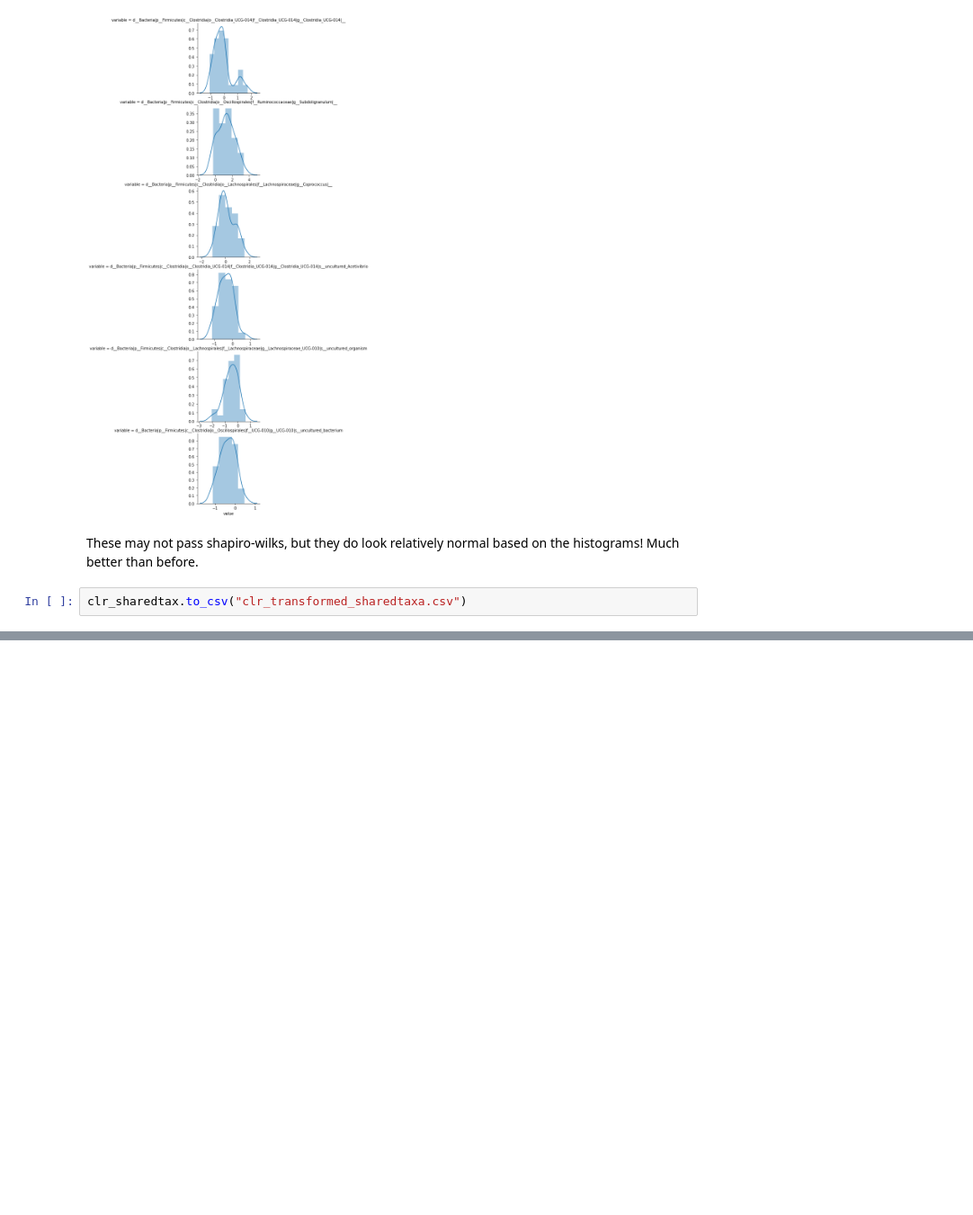
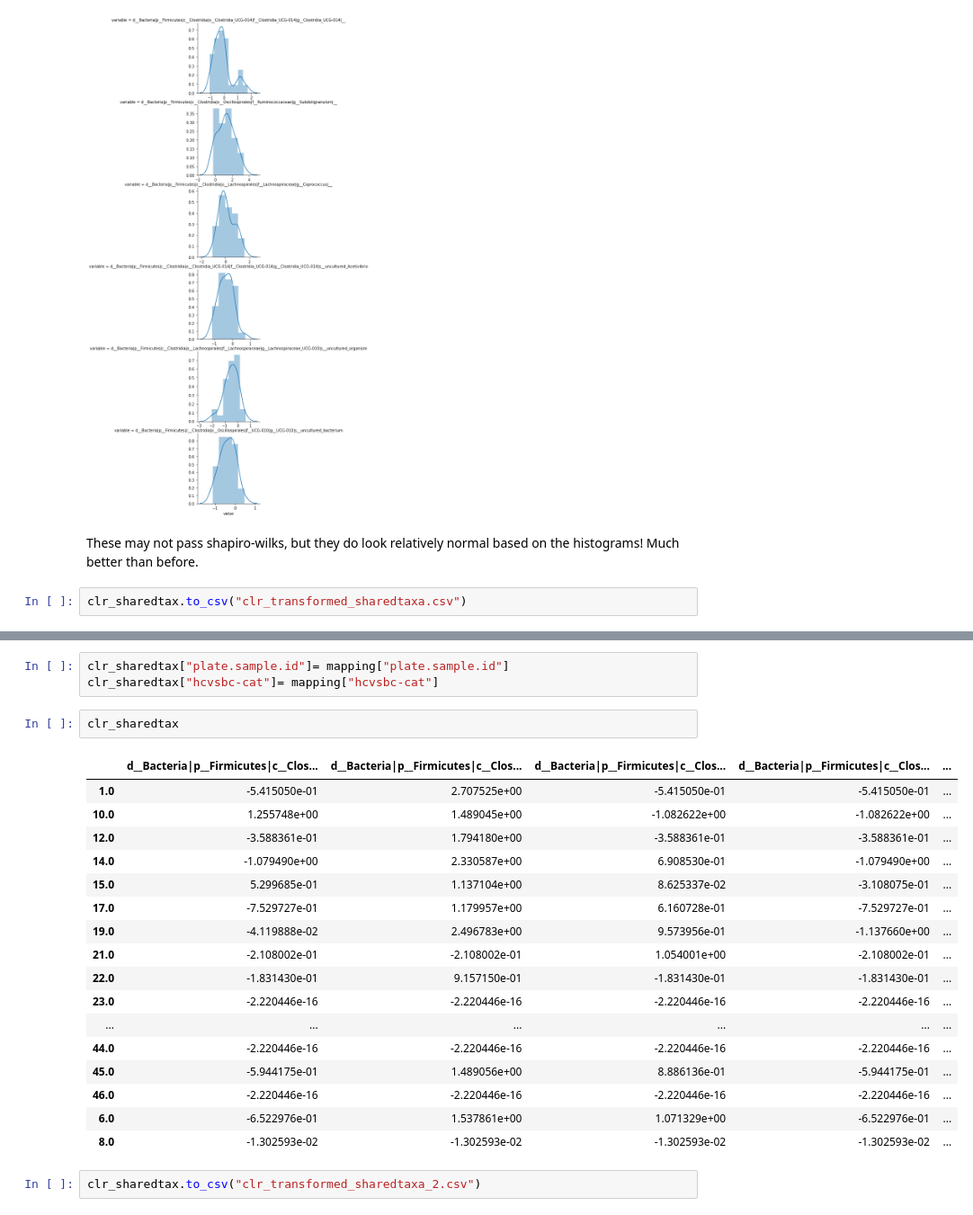
Before and after one commit to sterrettJD/Chemobrain, a Jupyter notebook: LEfSe.ipynb, the cells around one changed output, grey strips where cells are left out. Shown at 90% size. Saved outputs shown, nothing was run; the diff lists cells and outputs as text; blank space fills up the shorter version.

```diff
--- a/LEfSe.ipynb
+++ b/LEfSe.ipynb
@@ -752,0 +795,25 @@ clr_sharedtax.to_csv("clr_transformed_sharedtaxa.csv")
+# %%
+clr_sharedtax["plate.sample.id"]= mapping["plate.sample.id"]
+clr_sharedtax["hcvsbc-cat"]= mapping["hcvsbc-cat"]
+# %%
+clr_sharedtax
+# %% [output]
+|  | d__Bacteria|p__Firmicutes|c__Clos... | d__Bacteria|p__Firmicutes|c__Clos... | d__Bacteria|p__Firmicutes|c__Clos... | d__Bacteria|p__Firmicutes|c__Clos... | ... |
+| 1.0 | -5.415050e-01 | 2.707525e+00 | -5.415050e-01 | -5.415050e-01 | ... |
+| 10.0 | 1.255748e+00 | 1.489045e+00 | -1.082622e+00 | -1.082622e+00 | ... |
+| 12.0 | -3.588361e-01 | 1.794180e+00 | -3.588361e-01 | -3.588361e-01 | ... |
+| 14.0 | -1.079490e+00 | 2.330587e+00 | 6.908530e-01 | -1.079490e+00 | ... |
+| 15.0 | 5.299685e-01 | 1.137104e+00 | 8.625337e-02 | -3.108075e-01 | ... |
+| 17.0 | -7.529727e-01 | 1.179957e+00 | 6.160728e-01 | -7.529727e-01 | ... |
+| 19.0 | -4.119888e-02 | 2.496783e+00 | 9.573956e-01 | -1.137660e+00 | ... |
+| 21.0 | -2.108002e-01 | -2.108002e-01 | 1.054001e+00 | -2.108002e-01 | ... |
+| 22.0 | -1.831430e-01 | 9.157150e-01 | -1.831430e-01 | -1.831430e-01 | ... |
+| 23.0 | -2.220446e-16 | -2.220446e-16 | -2.220446e-16 | -2.220446e-16 | ... |
+| ... | ... | ... | ... | ... | ... |
+| 44.0 | -2.220446e-16 | -2.220446e-16 | -2.220446e-16 | -2.220446e-16 | ... |
+| 45.0 | -5.944175e-01 | 1.489056e+00 | 8.886136e-01 | -5.944175e-01 | ... |
+| 46.0 | -2.220446e-16 | -2.220446e-16 | -2.220446e-16 | -2.220446e-16 | ... |
+| 6.0 | -6.522976e-01 | 1.537861e+00 | 1.071329e+00 | -6.522976e-01 | ... |
+| 8.0 | -1.302593e-02 | -1.302593e-02 | -1.302593e-02 | -1.302593e-02 | ... |
+# %%
+clr_sharedtax.to_csv("clr_transformed_sharedtaxa_2.csv")
```
Also changed, not shown: parts of 2 cells of this notebook.
